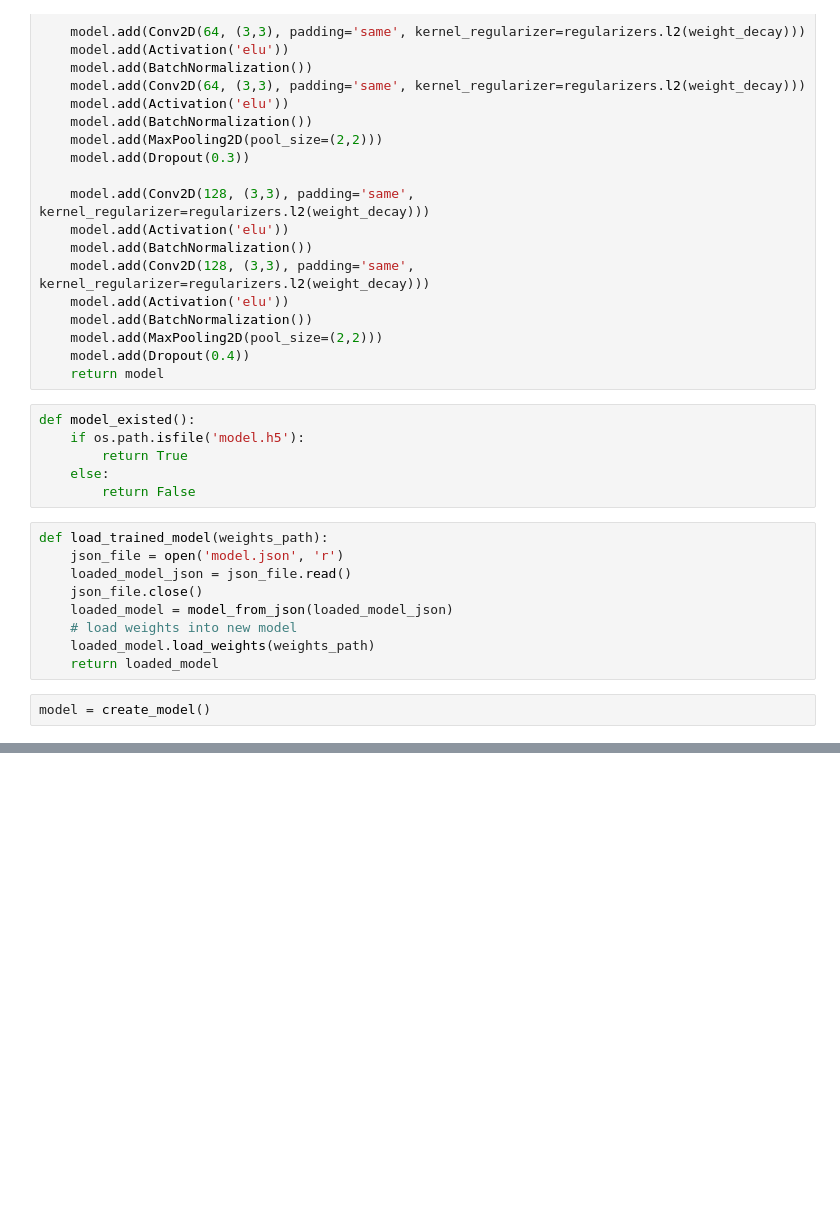
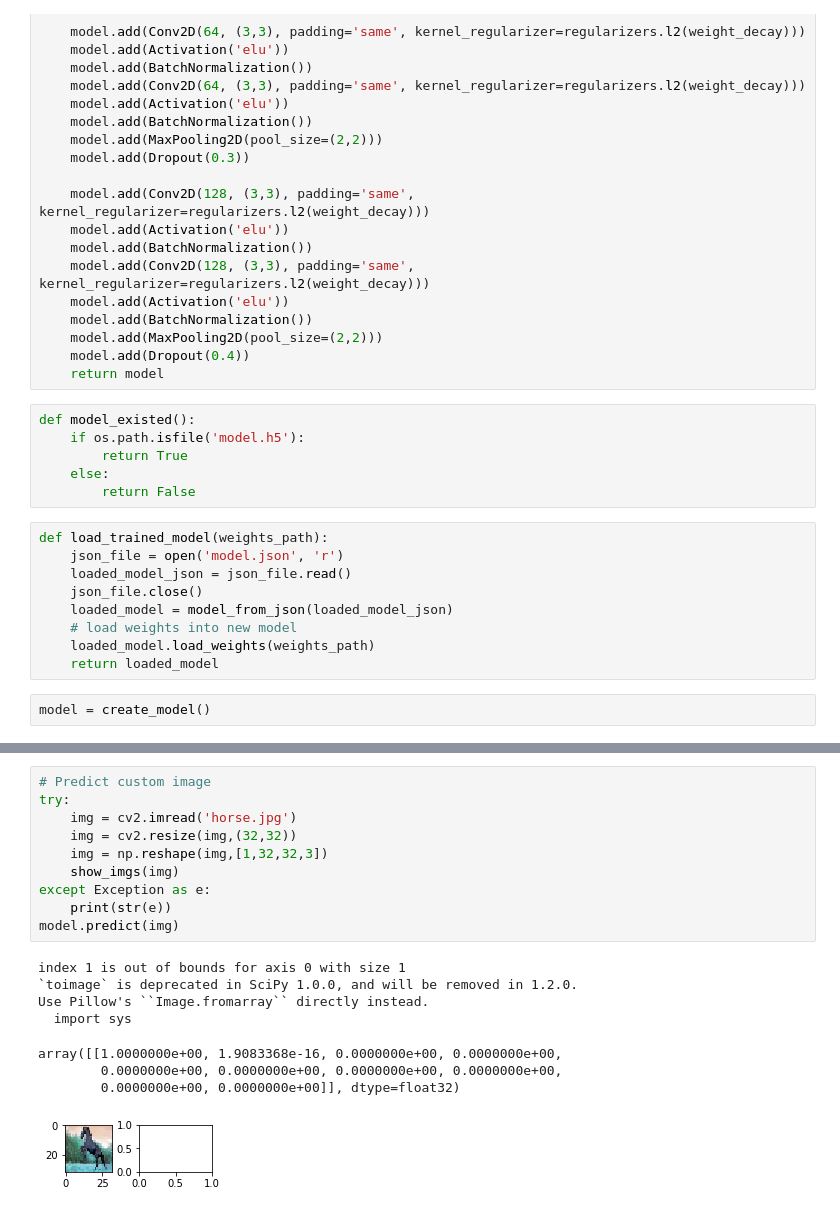
Before and after one commit to nam98nd16/Image-Classification, a Jupyter notebook: CIFAR-10/cifar-10-image-recognition.ipynb, the cells around one changed output, grey strips where cells are left out. Saved outputs shown, nothing was run; the diff lists cells and outputs as text; blank space fills up the shorter version.

```diff
--- a/CIFAR-10/cifar-10-image-recognition.ipynb
+++ b/CIFAR-10/cifar-10-image-recognition.ipynb
@@ -139,0 +183,19 @@ print(scores)
+# %%
+# Predict custom image
+try:
+    img = cv2.imread('horse.jpg')
+    img = cv2.resize(img,(32,32))
+    img = np.reshape(img,[1,32,32,3])
+    show_imgs(img)
+except Exception as e:
+    print(str(e))
+model.predict(img)
+# %% [output]
+index 1 is out of bounds for axis 0 with size 1
+`toimage` is deprecated in SciPy 1.0.0, and will be removed in 1.2.0.
+Use Pillow's ``Image.fromarray`` directly instead.
+  import sys
+array([[1.0000000e+00, 1.9083368e-16, 0.0000000e+00, 0.0000000e+00,
+        0.0000000e+00, 0.0000000e+00, 0.0000000e+00, 0.0000000e+00,
+        0.0000000e+00, 0.0000000e+00]], dtype=float32)
+[figure, added]
```
Also changed, not shown: parts of 9 cells of this notebook, 6 other files.
